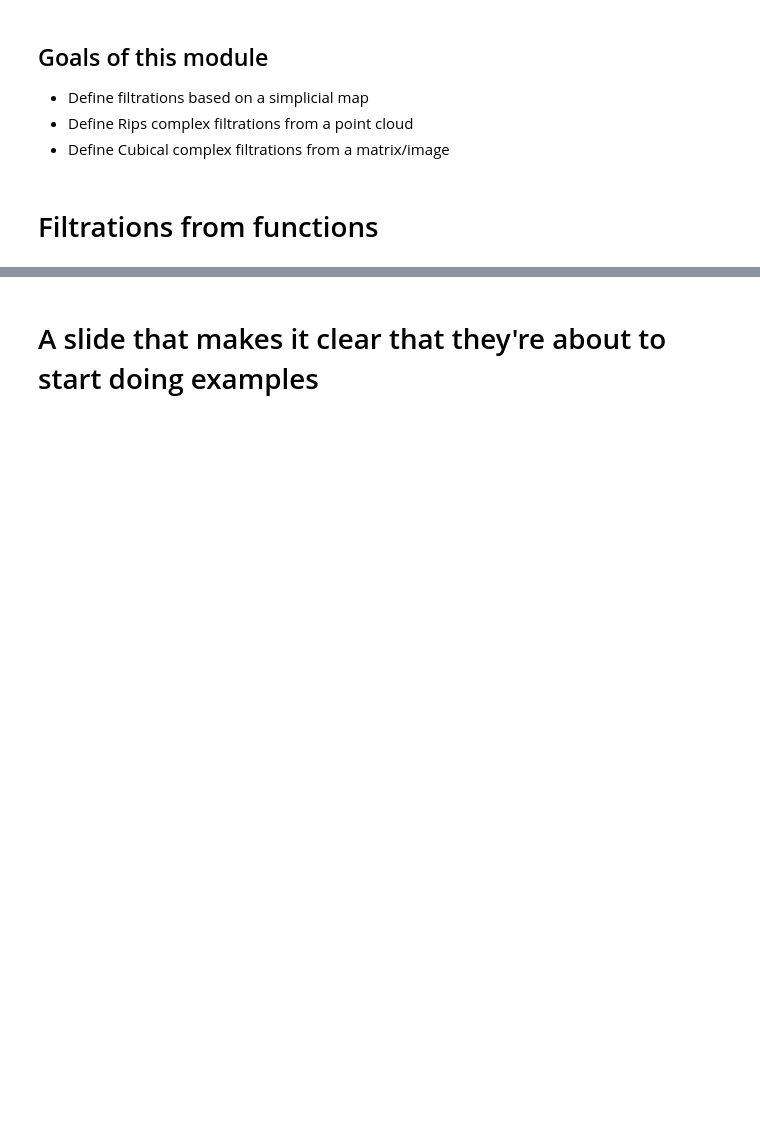
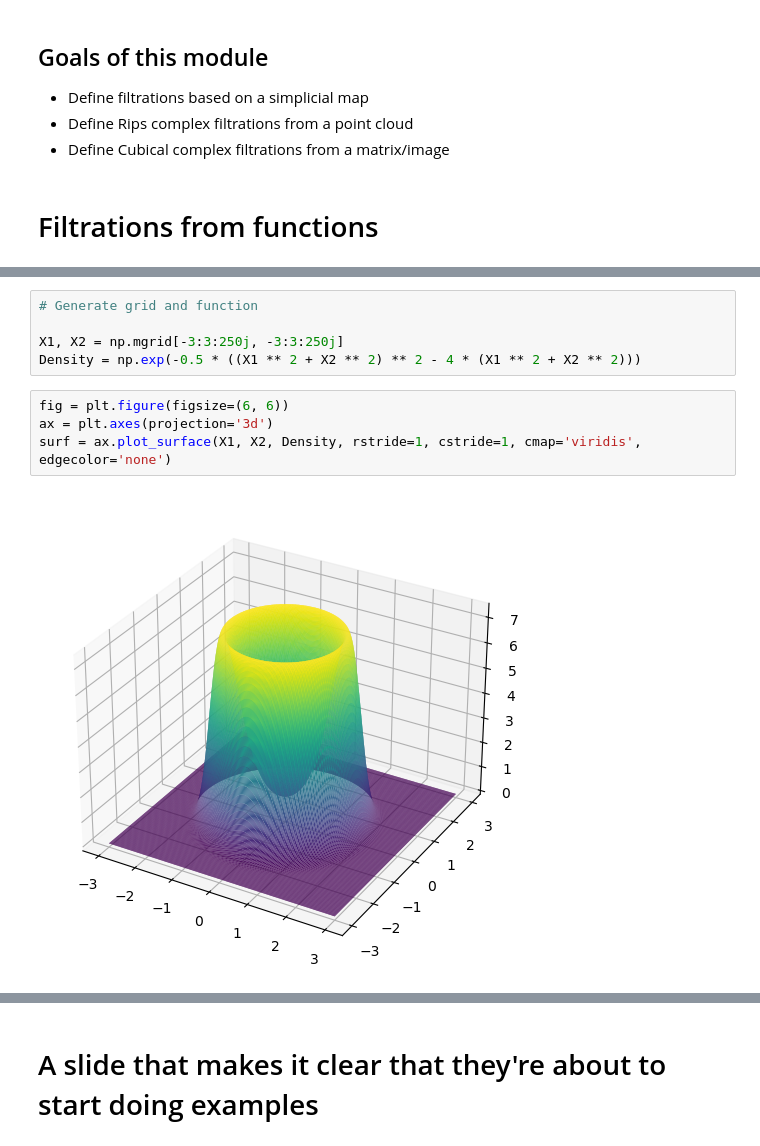
Before and after one commit to TeaspoonTDA/2023-SIAM-DS-TDA-Minitutorial, a Jupyter notebook: 1-3-PersistencePipelines.ipynb, the cells around one changed output, grey strips where cells are left out. Cells and saved outputs as stored; diff of their text form; blank space fills up the shorter version.

```diff
--- a/1-3-PersistencePipelines.ipynb
+++ b/1-3-PersistencePipelines.ipynb
@@ -100,0 +153,11 @@ Define a function on the complete simplicial complex $K$ with vertex set $V \sim
+# %%
+# Generate grid and function
+
+X1, X2 = np.mgrid[-3:3:250j, -3:3:250j]
+Density = np.exp(-0.5 * ((X1 ** 2 + X2 ** 2) ** 2 - 4 * (X1 ** 2 + X2 ** 2)))
+# %%
+fig = plt.figure(figsize=(6, 6))
+ax = plt.axes(projection='3d')
+surf = ax.plot_surface(X1, X2, Density, rstride=1, cstride=1, cmap='viridis', edgecolor='none')
+# %% [output]
+[figure, added]
```
Also changed, not shown: parts of 18 cells of this notebook.
